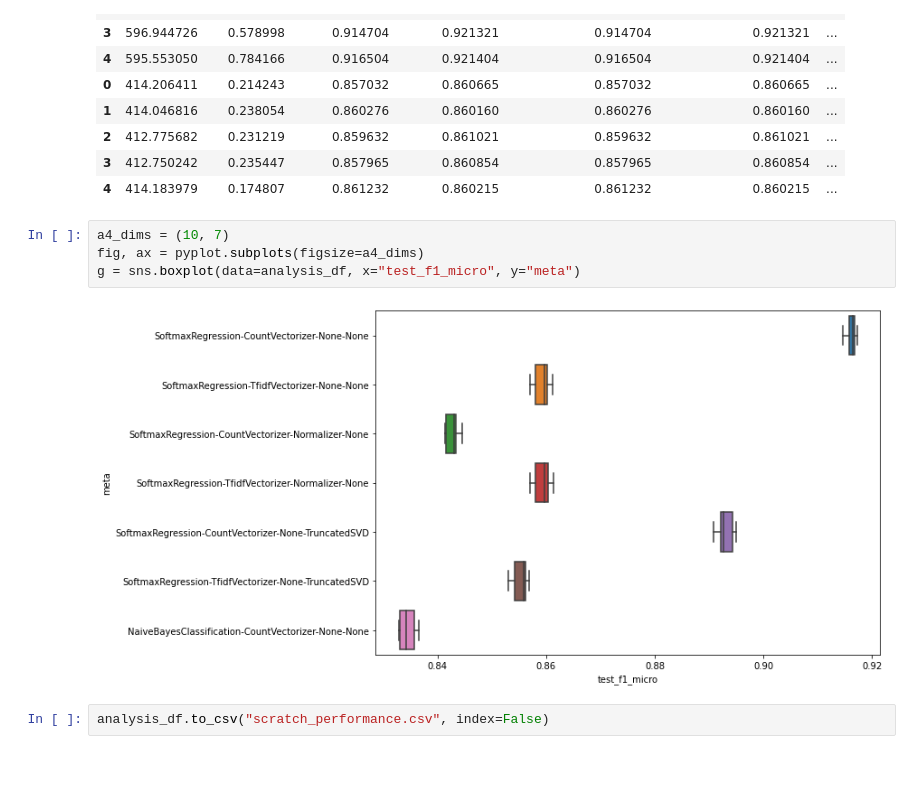
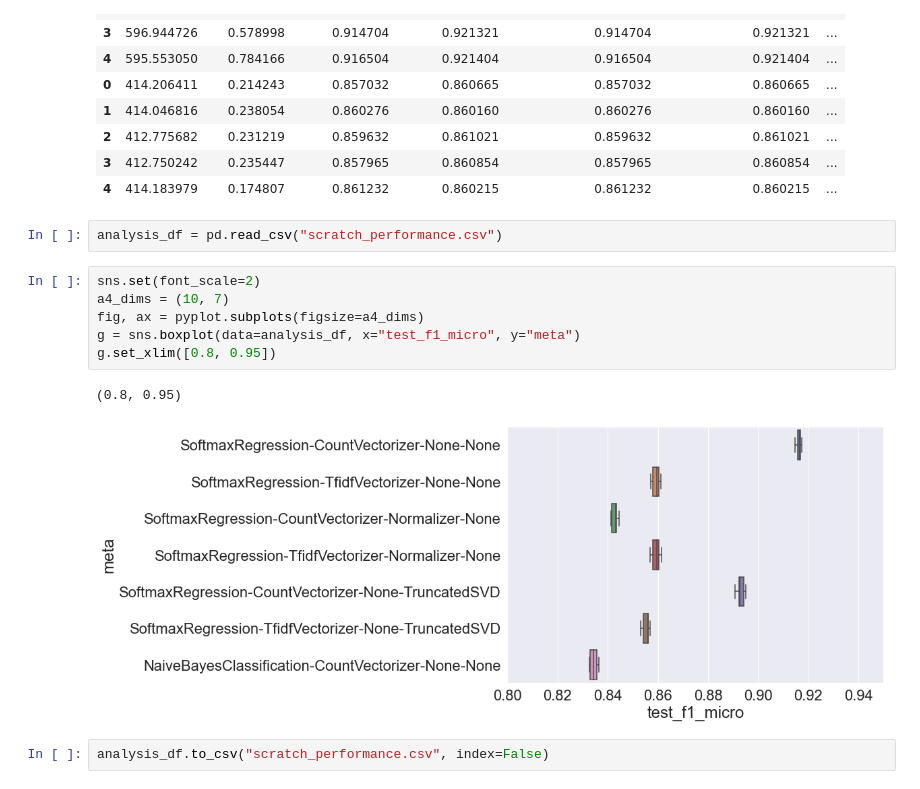
Before and after one commit to akurniawan/ICS5110-final, a Jupyter notebook: 04-Model Experiments Scratch.ipynb, the cells around one changed output. Drawn from its saved outputs; the diff is of its cells as text.

```diff
--- a/04-Model Experiments Scratch.ipynb
+++ b/04-Model Experiments Scratch.ipynb
@@ -207,11 +207,16 @@ analysis_df.head(10)
 | 2 | 412.775682 | 0.231219 | 0.859632 | 0.861021 | 0.859632 | 0.861021 | ... |
 | 3 | 412.750242 | 0.235447 | 0.857965 | 0.860854 | 0.857965 | 0.860854 | ... |
 | 4 | 414.183979 | 0.174807 | 0.861232 | 0.860215 | 0.861232 | 0.860215 | ... |
+# %%
+analysis_df = pd.read_csv("scratch_performance.csv")
 # %%
+sns.set(font_scale=2)
 a4_dims = (10, 7)
 fig, ax = pyplot.subplots(figsize=a4_dims)
 g = sns.boxplot(data=analysis_df, x="test_f1_micro", y="meta")
+g.set_xlim([0.8, 0.95])
 # %% [output]
+(0.8, 0.95)
-[figure, old version]
+[figure, new version]
 # %%
 analysis_df.to_csv("scratch_performance.csv", index=False)
```
Also changed, not shown: 2 other files.
